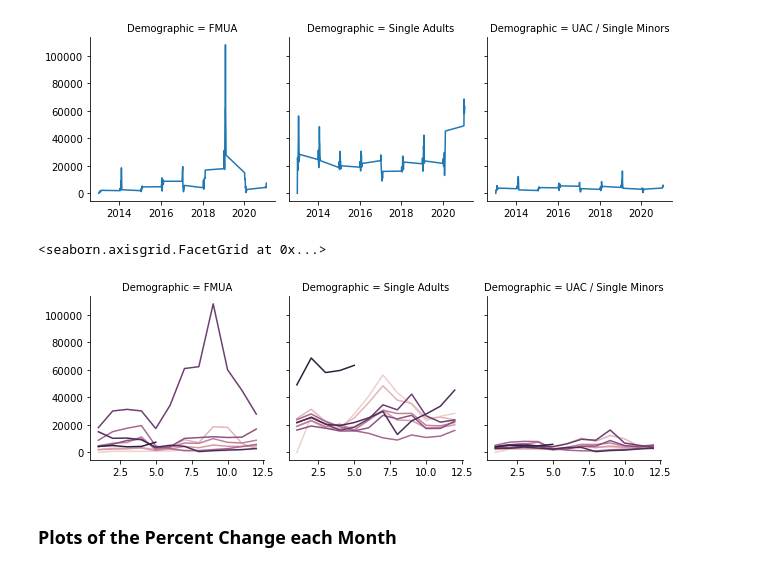
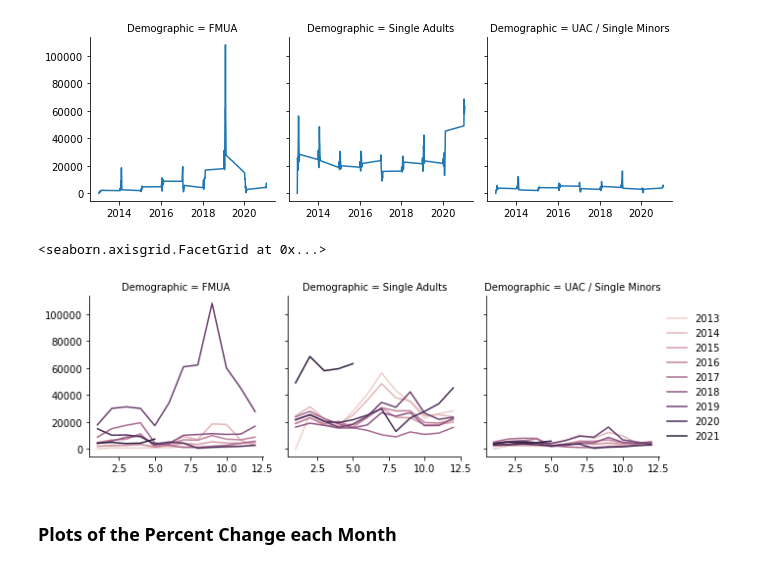
Before and after one commit to joeadase12/PSOR, a Jupyter notebook: Basic_Approach_commented.ipynb, the cells around one changed output. Saved outputs shown, nothing was run; the diff lists cells and outputs as text; code cells hidden in the pictures.

```diff
--- a/Basic_Approach_commented.ipynb
+++ b/Basic_Approach_commented.ipynb
@@ -268,12 +268,13 @@ g.map_dataframe(sns.lineplot,x="Date",y="Count Predicted")
 # %%
 # These graphs show the month-to-month predicted counts for the three demographics.  The darker
 # lines or the more recent year's values (the darker the line, the more recent the data is).  The
 # month are represented on the x-axis by their fiscal year numerical value (OCT=1, NOV=2, etc.)
 g = sns.FacetGrid(sum_df, col="Demographic")
-g.map_dataframe(sns.lineplot,x="M",y="Count Predicted",hue="FY")
+g.map_dataframe(sns.lineplot,x="M",y="Count Predicted",hue="FY",legend='full')
+g.add_legend()
 # %% [output]
 <seaborn.axisgrid.FacetGrid at 0x...>
-[figure, old version]
+[figure, new version]
 # %% [markdown]
 ### Plots of the  Percent Change each Month
 # %%
```
Also changed, not shown: parts of 2 cells of this notebook.
